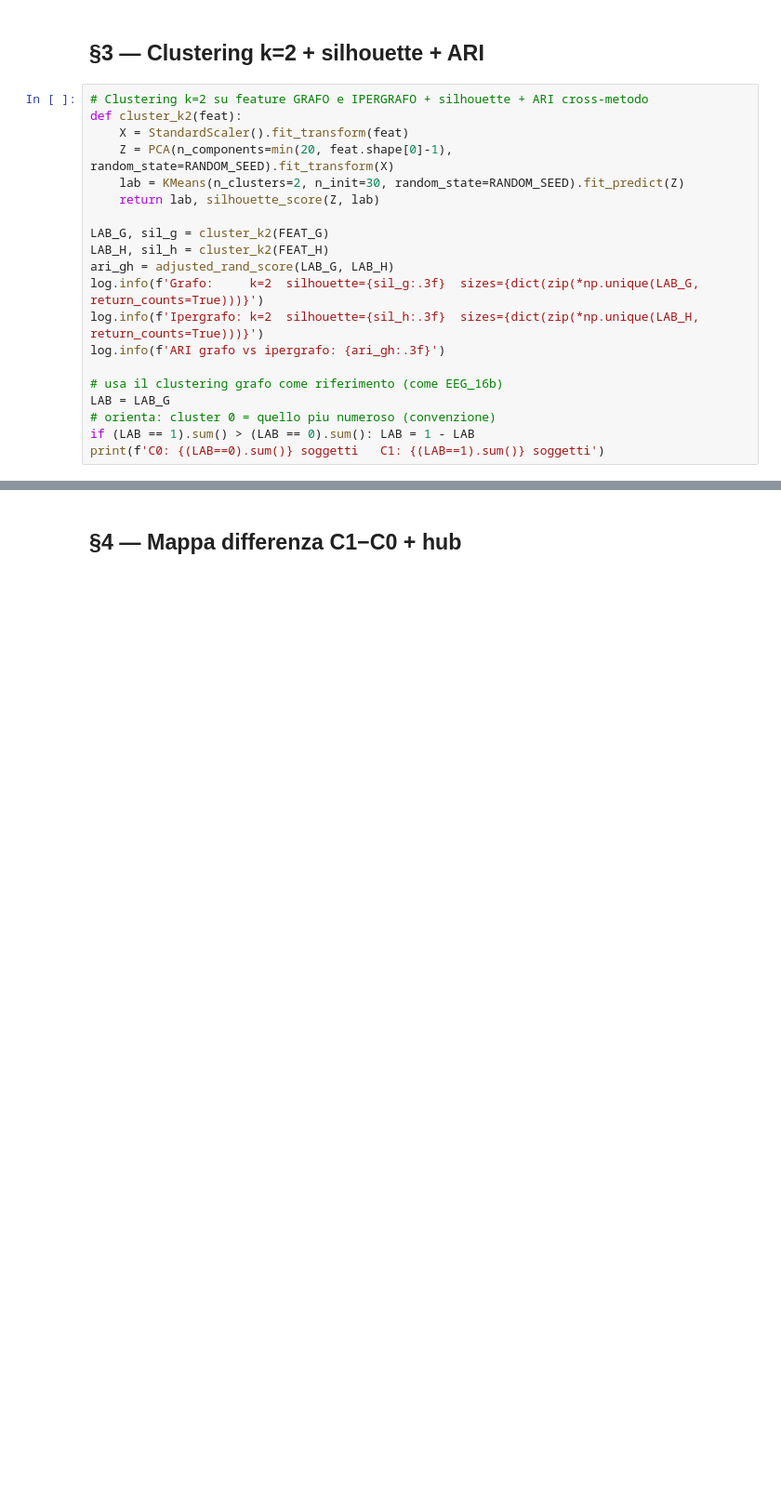
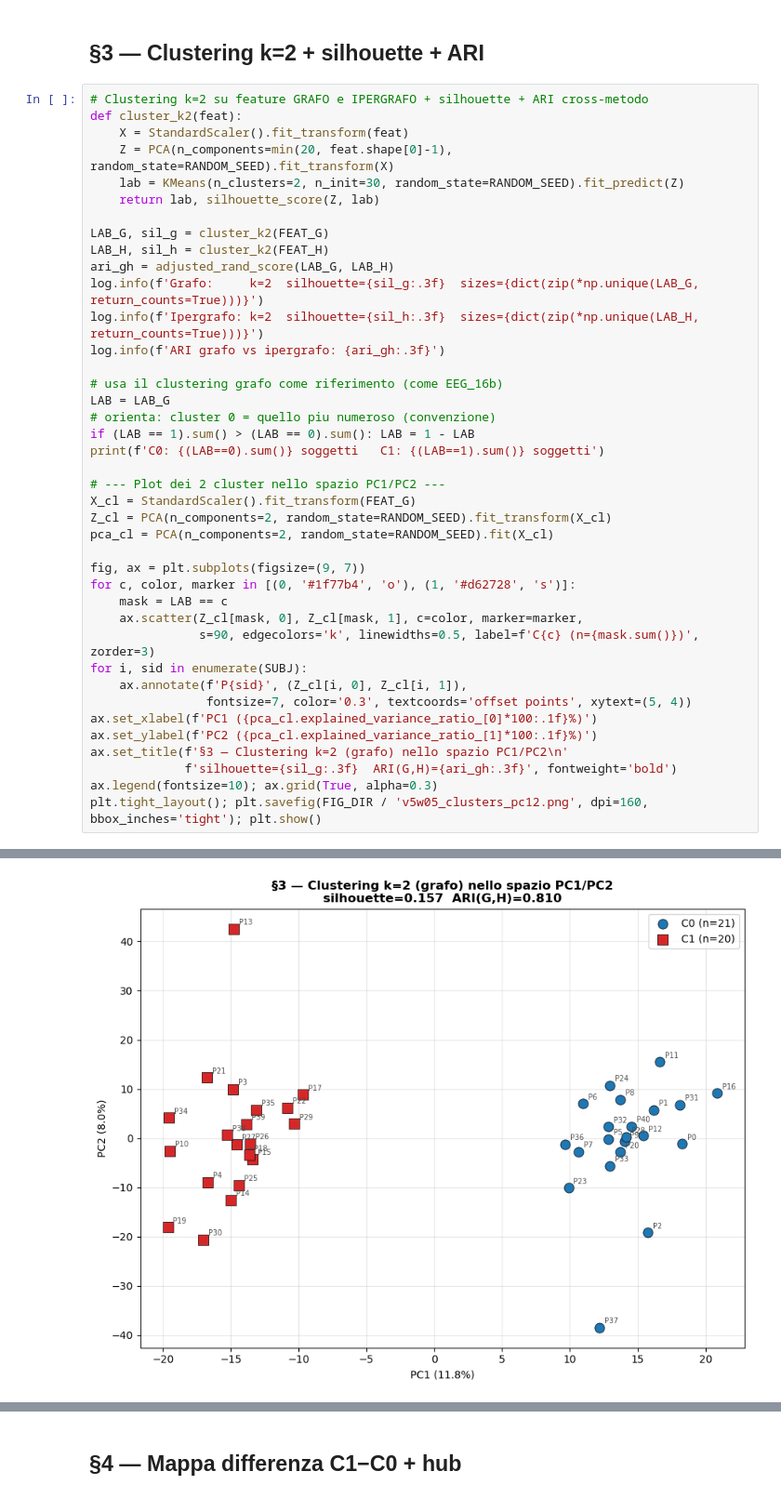
Before and after one commit to daniele22-u/miralis-hypergraph-imagined-speech, a Jupyter notebook: notebooks/validation_5words/V5W_05_phenotypes.ipynb, the cells around one changed output, grey strips where cells are left out. Shown at 93% size. Cells and saved outputs as stored; diff of their text form; blank space fills up the shorter version.

```diff
--- a/notebooks/validation_5words/V5W_05_phenotypes.ipynb
+++ b/notebooks/validation_5words/V5W_05_phenotypes.ipynb
@@ -100,3 +272,24 @@ LAB = LAB_G
 # orienta: cluster 0 = quello piu numeroso (convenzione)
 if (LAB == 1).sum() > (LAB == 0).sum(): LAB = 1 - LAB
 print(f'C0: {(LAB==0).sum()} soggetti   C1: {(LAB==1).sum()} soggetti')
+
+# --- Plot dei 2 cluster nello spazio PC1/PC2 ---
+X_cl = StandardScaler().fit_transform(FEAT_G)
+Z_cl = PCA(n_components=2, random_state=RANDOM_SEED).fit_transform(X_cl)
+pca_cl = PCA(n_components=2, random_state=RANDOM_SEED).fit(X_cl)
+
+fig, ax = plt.subplots(figsize=(9, 7))
+for c, color, marker in [(0, '#1f77b4', 'o'), (1, '#d62728', 's')]:
+    mask = LAB == c
+    ax.scatter(Z_cl[mask, 0], Z_cl[mask, 1], c=color, marker=marker,
+               s=90, edgecolors='k', linewidths=0.5, label=f'C{c} (n={mask.sum()})', zorder=3)
+for i, sid in enumerate(SUBJ):
+    ax.annotate(f'P{sid}', (Z_cl[i, 0], Z_cl[i, 1]),
+                fontsize=7, color='0.3', textcoords='offset points', xytext=(5, 4))
+ax.set_xlabel(f'PC1 ({pca_cl.explained_variance_ratio_[0]*100:.1f}%)')
+ax.set_ylabel(f'PC2 ({pca_cl.explained_variance_ratio_[1]*100:.1f}%)')
+ax.set_title(f'§3 — Clustering k=2 (grafo) nello spazio PC1/PC2\n'
+             f'silhouette={sil_g:.3f}  ARI(G,H)={ari_gh:.3f}', fontweight='bold')
+ax.legend(fontsize=10); ax.grid(True, alpha=0.3)
+plt.tight_layout(); plt.savefig(FIG_DIR / 'v5w05_clusters_pc12.png', dpi=160, bbox_inches='tight'); plt.show()
+# %% [output]
@@ -102,0 +300 @@ print(f'C0: {(LAB==0).sum()} soggetti   C1: {(LAB==1).sum()} soggetti')
+[figure, added]
```
Also changed, not shown: parts of 26 cells of this notebook, 18 other files.
